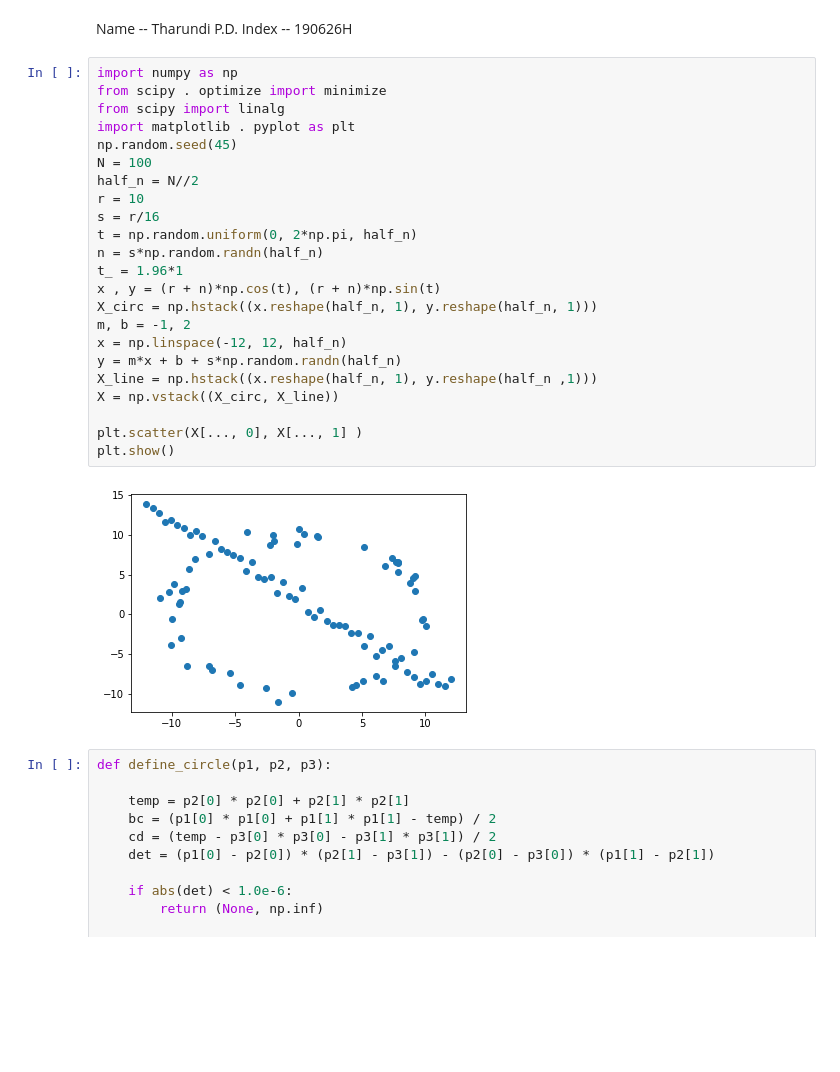
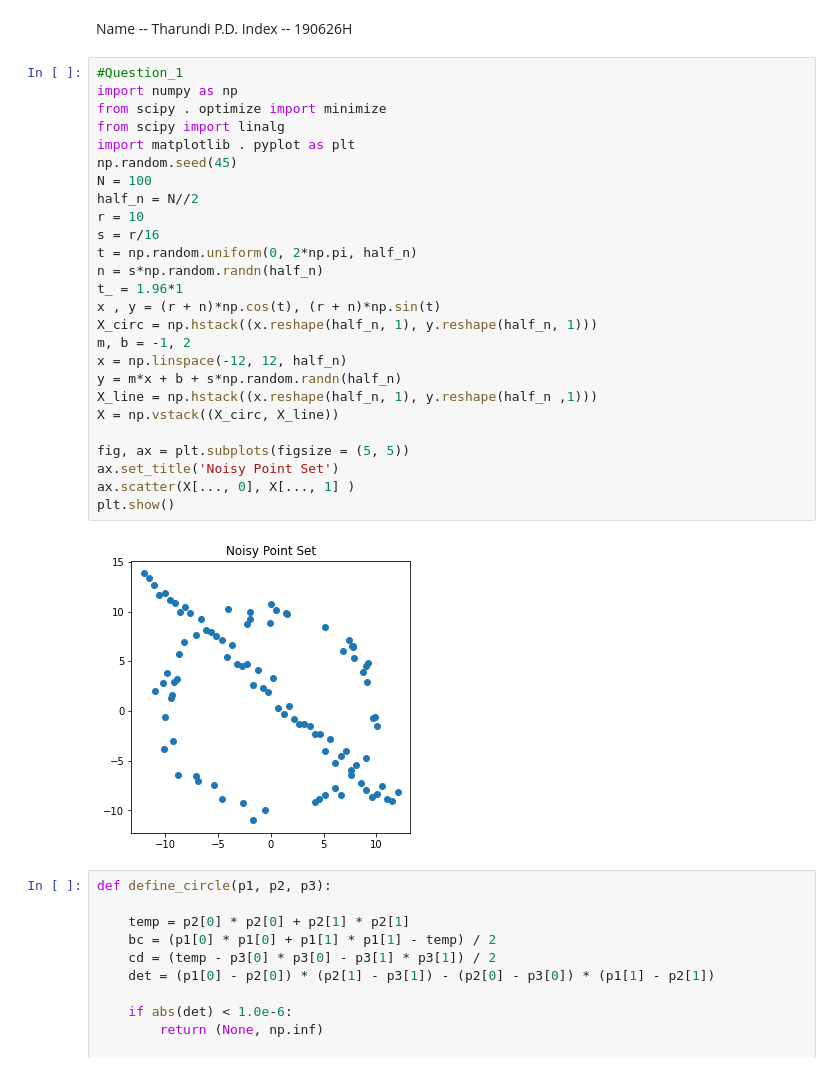
Before and after one commit to DilshiTP/Image-Processing, a Jupyter notebook: Assignments/190626H-Assignment_2.ipynb, the cells around one changed output. Cells and saved outputs as stored; diff of their text form; blank space fills up the shorter version.

```diff
--- a/Assignments/190626H-Assignment_2.ipynb
+++ b/Assignments/190626H-Assignment_2.ipynb
@@ -2,30 +2,33 @@
 Name -- Tharundi P.D.
 Index -- 190626H
 # %%
+#Question_1
 import numpy as np
 from scipy . optimize import minimize
 from scipy import linalg
 import matplotlib . pyplot as plt
 np.random.seed(45)
 N = 100
 half_n = N//2
 r = 10
 s = r/16
 t = np.random.uniform(0, 2*np.pi, half_n)
 n = s*np.random.randn(half_n)
 t_ = 1.96*1
 x , y = (r + n)*np.cos(t), (r + n)*np.sin(t)
 X_circ = np.hstack((x.reshape(half_n, 1), y.reshape(half_n, 1)))
 m, b = -1, 2
 x = np.linspace(-12, 12, half_n)
 y = m*x + b + s*np.random.randn(half_n)
 X_line = np.hstack((x.reshape(half_n, 1), y.reshape(half_n ,1)))
 X = np.vstack((X_circ, X_line))
 
-plt.scatter(X[..., 0], X[..., 1] )
+fig, ax = plt.subplots(figsize = (5, 5))
+ax.set_title('Noisy Point Set')
+ax.scatter(X[..., 0], X[..., 1] )
 plt.show()
 # %% [output]
-[figure, old version]
+[figure, new version]
 # %%
 def define_circle(p1, p2, p3):
 
```
Also changed, not shown: parts of 4 cells of this notebook.
